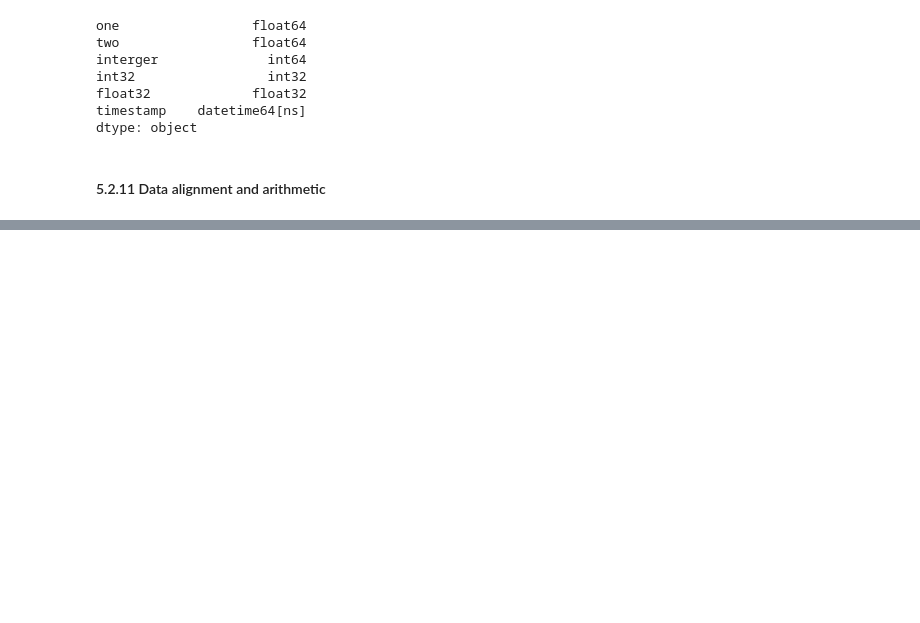
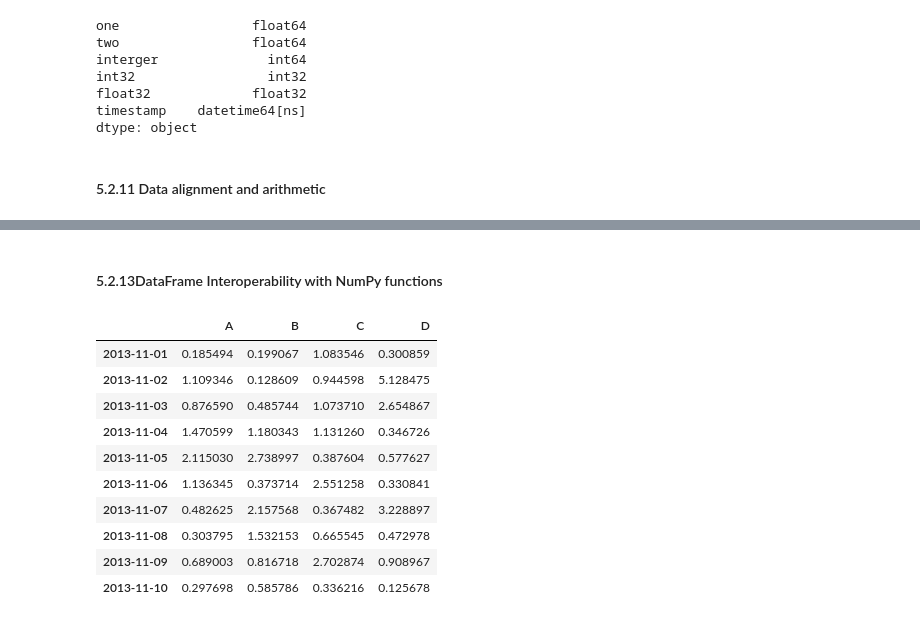
Before and after one commit to chenleo/ipynotebook, a Jupyter notebook: Pandas.ipynb, the cells around one changed output, grey strips where cells are left out. Saved outputs shown, nothing was run; the diff lists cells and outputs as text; code cells hidden in the pictures; blank space fills up the shorter version.

```diff
--- a/Pandas.ipynb
+++ b/Pandas.ipynb
@@ -308,0 +345,16 @@ df - df['A']
+# %% [markdown]
+#### 5.2.13DataFrame Interoperability with NumPy functions
+# %%
+np.exp(df)
+# %% [output]
+|  | A | B | C | D |
+| 2013-11-01 | 0.185494 | 0.199067 | 1.083546 | 0.300859 |
+| 2013-11-02 | 1.109346 | 0.128609 | 0.944598 | 5.128475 |
+| 2013-11-03 | 0.876590 | 0.485744 | 1.073710 | 2.654867 |
+| 2013-11-04 | 1.470599 | 1.180343 | 1.131260 | 0.346726 |
+| 2013-11-05 | 2.115030 | 2.738997 | 0.387604 | 0.577627 |
+| 2013-11-06 | 1.136345 | 0.373714 | 2.551258 | 0.330841 |
+| 2013-11-07 | 0.482625 | 2.157568 | 0.367482 | 3.228897 |
+| 2013-11-08 | 0.303795 | 1.532153 | 0.665545 | 0.472978 |
+| 2013-11-09 | 0.689003 | 0.816718 | 2.702874 | 0.908967 |
+| 2013-11-10 | 0.297698 | 0.585786 | 0.336216 | 0.125678 |
```
Also changed, not shown: parts of 39 cells of this notebook.
